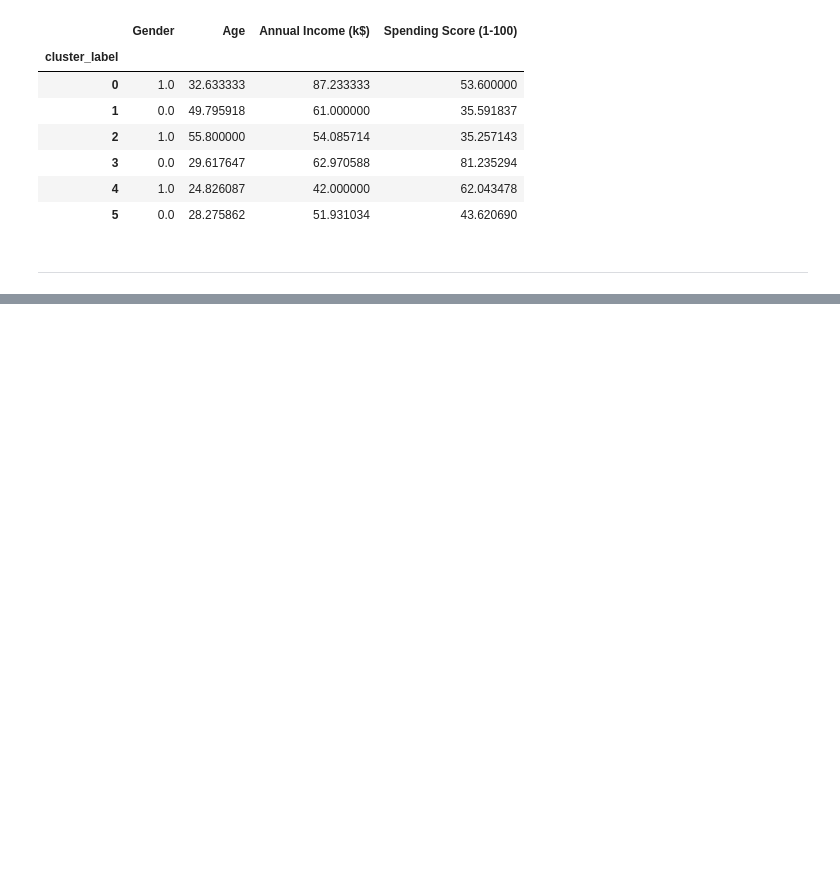
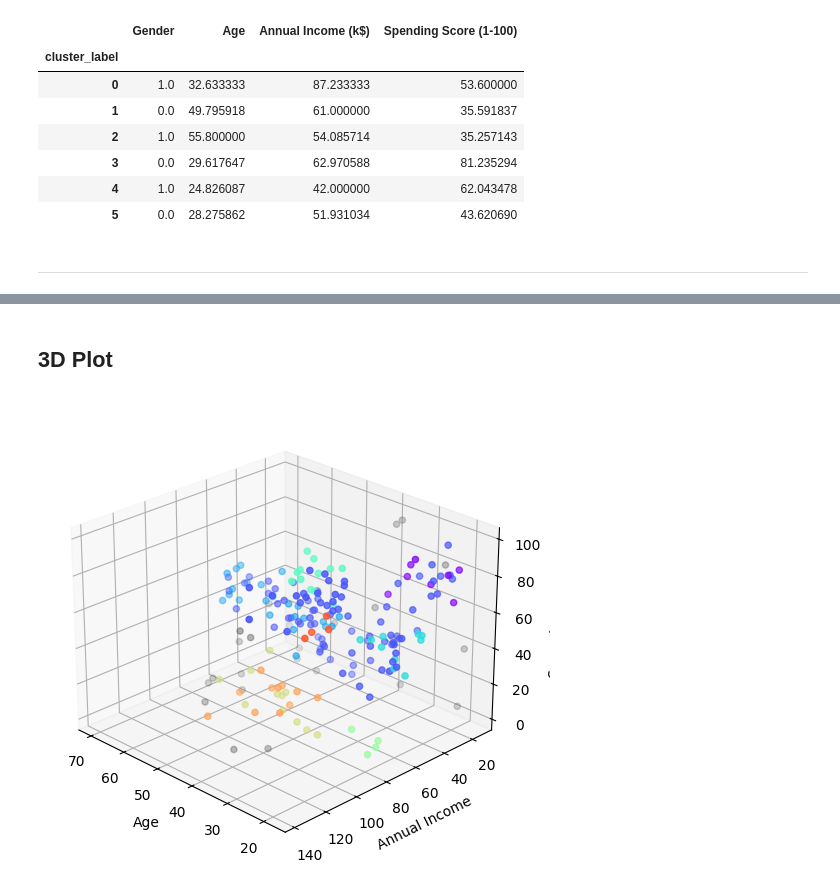
Before and after one commit to amir-azimi-dev/Machine-Learning, a Jupyter notebook: clustering/Project/project.ipynb, the cells around one changed output, grey strips where cells are left out. Cells and saved outputs as stored; diff of their text form; code cells hidden in the pictures; blank space fills up the shorter version.

```diff
--- a/clustering/Project/project.ipynb
+++ b/clustering/Project/project.ipynb
@@ -351,0 +356,3 @@ Name: cluster_label, dtype: int64
+# %%
+df = pd.read_csv("customer.csv")
+df.head()
@@ -351,0 +436,22 @@ Name: cluster_label, dtype: int64
+# %% [markdown]
+## 3D Plot
+# %%
+fig = plt.figure(figsize=(8, 6))
+ax = fig.add_subplot(111, projection="3d")
+ax.view_init(elev=25, azim=135)
+
+color_map = dict(zip(labels, colors))
+
+if -1 in color_map:
+    color_map[-1] = (0.4, 0.4, 0.4, 0.5)
+
+point_colors = [color_map[label] for label in df["Cluster Label"]]
+
+ax.scatter(df["Age"], df["Annual Income (k$)"], df["Spending Score (1-100)"], c=point_colors)
+ax.set_xlabel("Age")
+ax.set_ylabel("Annual Income")
+ax.set_zlabel("Score (1-100)")
+
+plt.show()
+# %% [output]
+[figure, added]
```
Also changed, not shown: parts of 9 cells of this notebook.
